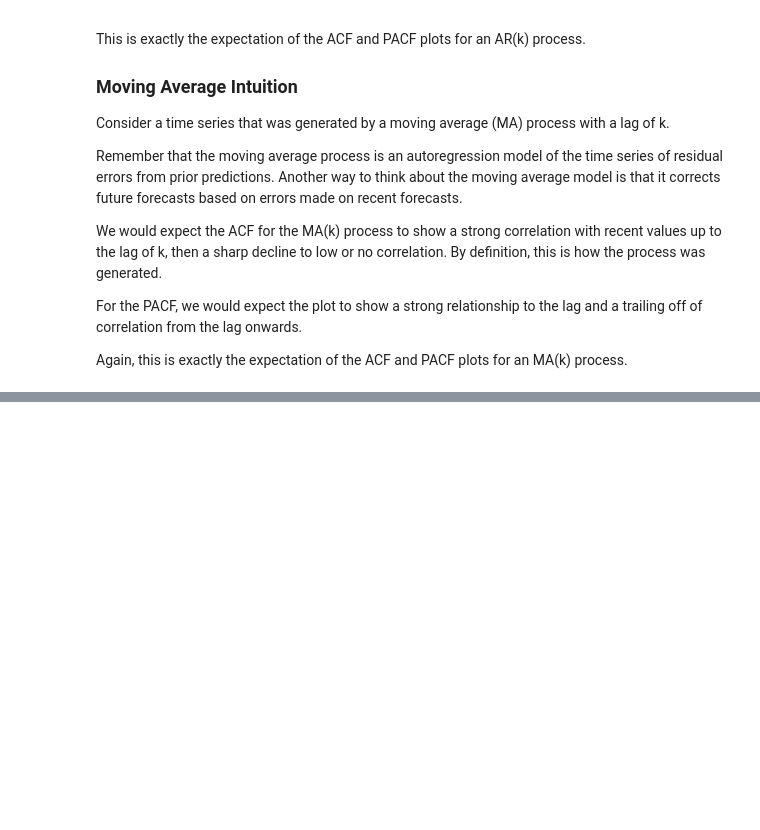
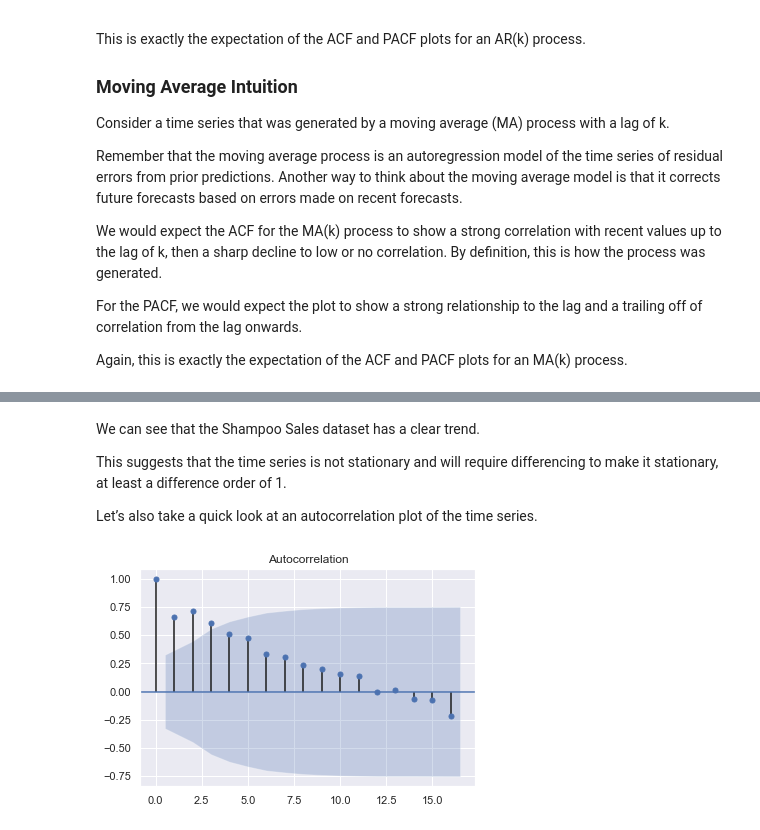
Before and after one commit to albahnsen/AdvancedMethodsDataAnalysisClass, a Jupyter notebook: notebooks/02-ARIMA.ipynb, the cells around one changed output, grey strips where cells are left out. Drawn from its saved outputs; the diff is of its cells as text; code cells hidden in the pictures; blank space fills up the shorter version.

```diff
--- a/notebooks/02-ARIMA.ipynb
+++ b/notebooks/02-ARIMA.ipynb
@@ -182,0 +236,10 @@ Again, this is exactly the expectation of the ACF and PACF plots for an MA(k) pr
+# %% [markdown]
+We can see that the Shampoo Sales dataset has a clear trend.
+
+This suggests that the time series is not stationary and will require differencing to make it stationary, at least a difference order of 1.
+
+Let’s also take a quick look at an autocorrelation plot of the time series.
+# %%
+plot_acf(series);
+# %% [output]
+[figure, added]
```
Also changed, not shown: parts of 18 cells of this notebook, 3 other files.
